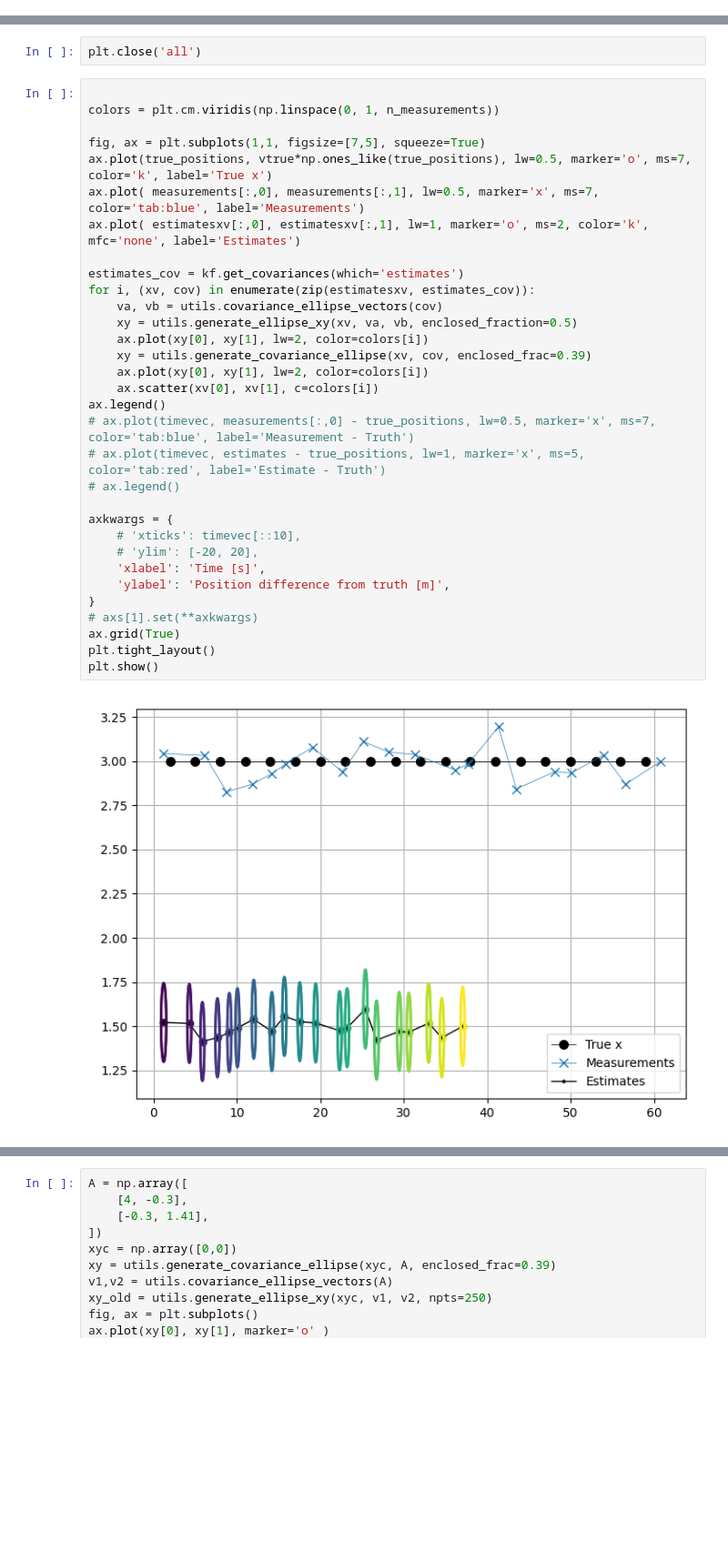
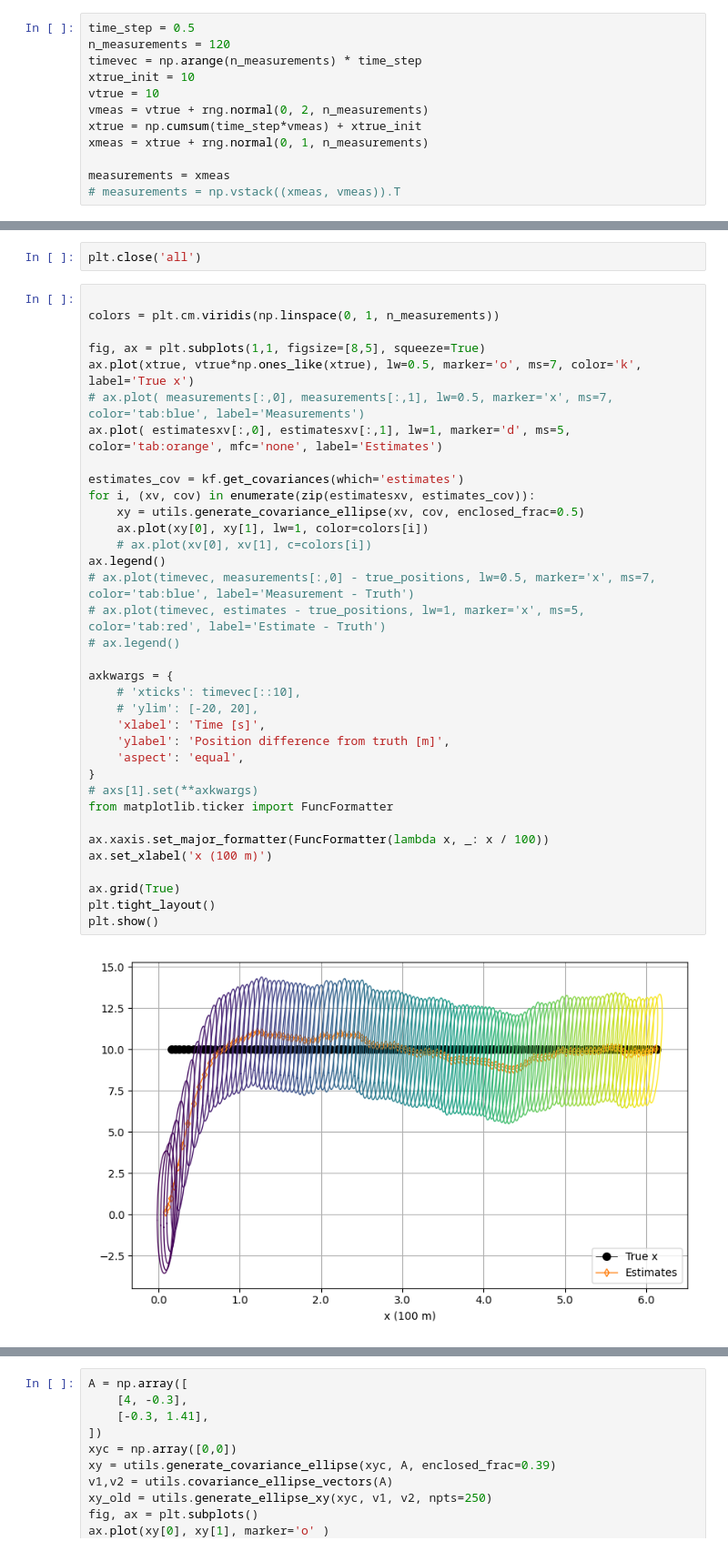
Before and after one commit to igred8/orbital_dynamics_basic, a Jupyter notebook: notebooks/00.1-dev-kalman-igad.ipynb, the cells around one changed output, grey strips where cells are left out. Shown at 91% size. Drawn from its saved outputs; the diff is of its cells as text; blank space fills up the shorter version.

```diff
--- a/notebooks/00.1-dev-kalman-igad.ipynb
+++ b/notebooks/00.1-dev-kalman-igad.ipynb
@@ -29,0 +32,12 @@ array([[0.e+00, 1.e-02, 5.e-05],
+# %%
+time_step = 0.5
+n_measurements = 120
+timevec = np.arange(n_measurements) * time_step
+xtrue_init = 10
+vtrue = 10
+vmeas = vtrue + rng.normal(0, 2, n_measurements)
+xtrue = np.cumsum(time_step*vmeas) + xtrue_init
+xmeas = xtrue + rng.normal(0, 1, n_measurements)
+
+measurements = xmeas
+# measurements = np.vstack((xmeas, vmeas)).T
@@ -120,34 +127,37 @@ plt.close('all')
 # %%
 
 colors = plt.cm.viridis(np.linspace(0, 1, n_measurements))
 
-fig, ax = plt.subplots(1,1, figsize=[7,5], squeeze=True)
-ax.plot(true_positions, vtrue*np.ones_like(true_positions), lw=0.5, marker='o', ms=7, color='k', label='True x')
-ax.plot( measurements[:,0], measurements[:,1], lw=0.5, marker='x', ms=7, color='tab:blue', label='Measurements')
-ax.plot( estimatesxv[:,0], estimatesxv[:,1], lw=1, marker='o', ms=2, color='k', mfc='none', label='Estimates')
+fig, ax = plt.subplots(1,1, figsize=[8,5], squeeze=True)
+ax.plot(xtrue, vtrue*np.ones_like(xtrue), lw=0.5, marker='o', ms=7, color='k', label='True x')
+# ax.plot( measurements[:,0], measurements[:,1], lw=0.5, marker='x', ms=7, color='tab:blue', label='Measurements')
+ax.plot( estimatesxv[:,0], estimatesxv[:,1], lw=1, marker='d', ms=5, color='tab:orange', mfc='none', label='Estimates')
 
 estimates_cov = kf.get_covariances(which='estimates')
 for i, (xv, cov) in enumerate(zip(estimatesxv, estimates_cov)):
-    va, vb = utils.covariance_ellipse_vectors(cov)
-    xy = utils.generate_ellipse_xy(xv, va, vb, enclosed_fraction=0.5)
-    ax.plot(xy[0], xy[1], lw=2, color=colors[i])
-    xy = utils.generate_covariance_ellipse(xv, cov, enclosed_frac=0.39)
-    ax.plot(xy[0], xy[1], lw=2, color=colors[i])
-    ax.scatter(xv[0], xv[1], c=colors[i])
+    xy = utils.generate_covariance_ellipse(xv, cov, enclosed_frac=0.5)
+    ax.plot(xy[0], xy[1], lw=1, color=colors[i])
+    # ax.plot(xv[0], xv[1], c=colors[i])
 ax.legend()
 # ax.plot(timevec, measurements[:,0] - true_positions, lw=0.5, marker='x', ms=7, color='tab:blue', label='Measurement - Truth')
 # ax.plot(timevec, estimates - true_positions, lw=1, marker='x', ms=5, color='tab:red', label='Estimate - Truth')
 # ax.legend()
 
 axkwargs = {
     # 'xticks': timevec[::10],
     # 'ylim': [-20, 20],
     'xlabel': 'Time [s]',
     'ylabel': 'Position difference from truth [m]',
+    'aspect': 'equal',
 }
 # axs[1].set(**axkwargs)
+from matplotlib.ticker import FuncFormatter
+
+ax.xaxis.set_major_formatter(FuncFormatter(lambda x, _: x / 100))
+ax.set_xlabel('x (100 m)')
+
 ax.grid(True)
 plt.tight_layout()
 plt.show()
 # %% [output]
-[figure, old version]
+[figure, new version]
```
Also changed, not shown: parts of 4 cells of this notebook, 4 other files.
